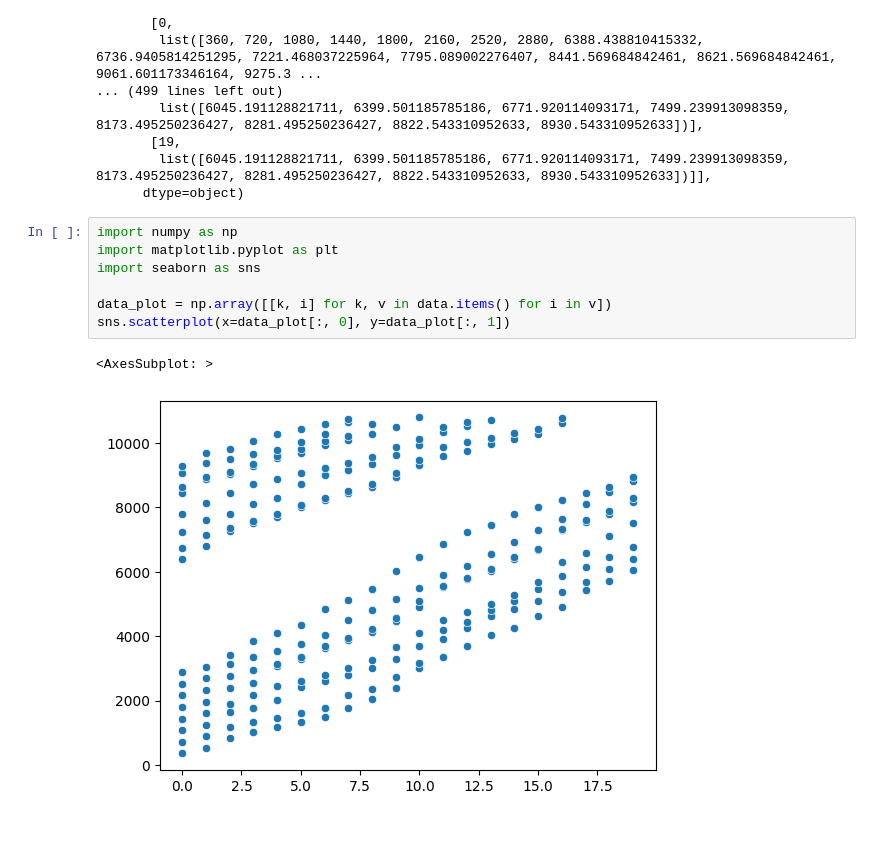
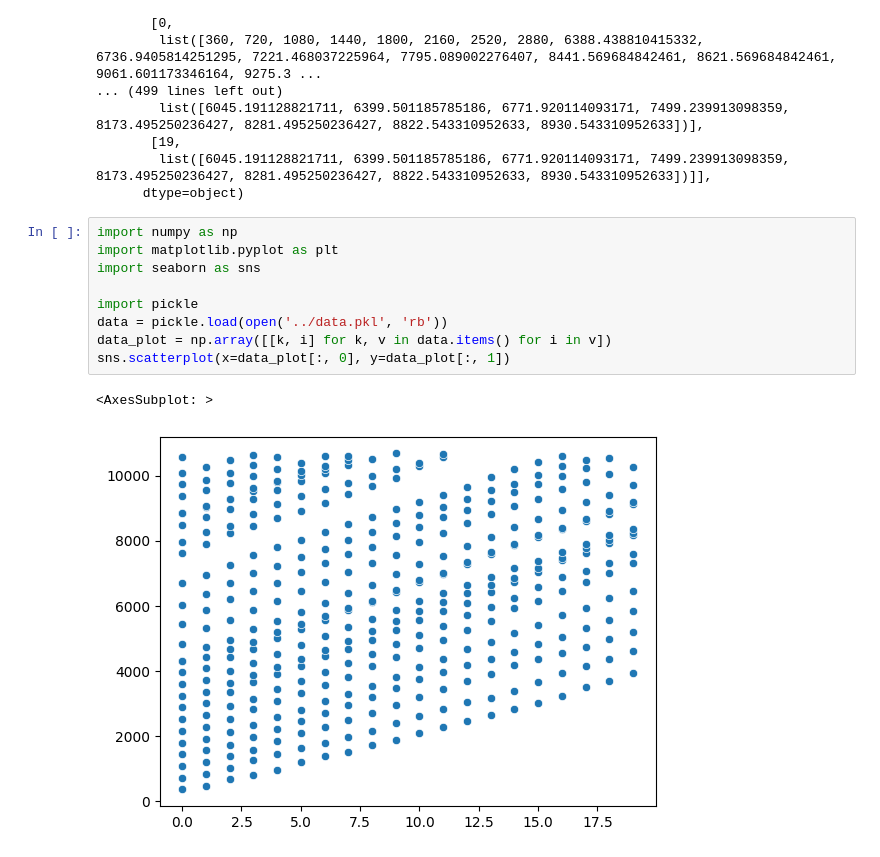
Before and after one commit to quao627/RLBus, a Jupyter notebook: code/test.ipynb, the cells around one changed output. Cells and saved outputs as stored; diff of their text form.

```diff
--- a/code/test.ipynb
+++ b/code/test.ipynb
@@ -231,10 +233,12 @@ array([[0,
 # %%
 import numpy as np
 import matplotlib.pyplot as plt
 import seaborn as sns
 
+import pickle
+data = pickle.load(open('../data.pkl', 'rb'))
 data_plot = np.array([[k, i] for k, v in data.items() for i in v])
 sns.scatterplot(x=data_plot[:, 0], y=data_plot[:, 1])
 # %% [output]
 <AxesSubplot: >
-[figure, old version]
+[figure, new version]
```
Also changed, not shown: parts of 2 cells of this notebook, 3 other files.
